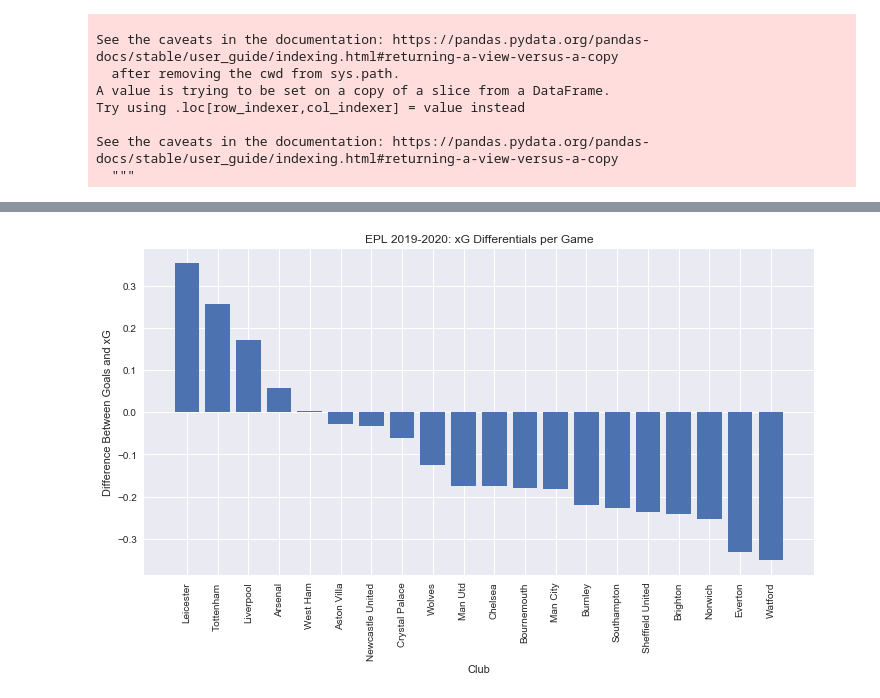
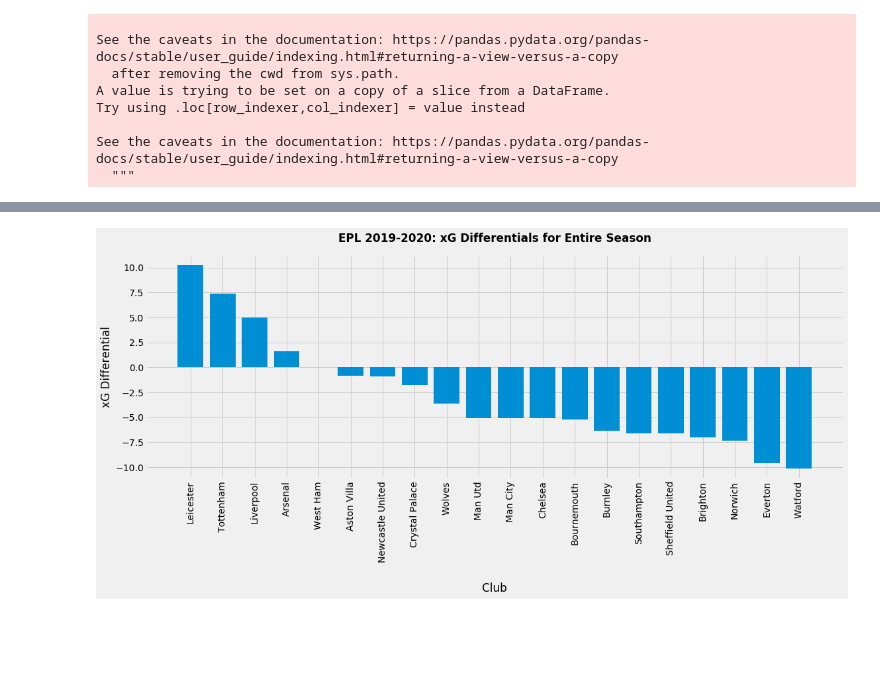
Before and after one commit to troypramsey/WebViz_EPL2019Analysis, a Jupyter notebook: WebVisualizations/resources/data_analysis.ipynb, the cells around one changed output, grey strips where cells are left out. Cells and saved outputs as stored; diff of their text form; code cells hidden in the pictures; blank space fills up the shorter version.

```diff
--- a/WebVisualizations/resources/data_analysis.ipynb
+++ b/WebVisualizations/resources/data_analysis.ipynb
@@ -2,11 +2,11 @@
 import pandas as pd
 from matplotlib import pyplot as plt
 from scipy.stats import linregress
-plt.style.use('seaborn')
+plt.style.use('fivethirtyeight')
 # %%
 results = pd.read_csv('epl2020.csv')
 # %%
-results_df = results[['teamId', 'h_a', 'xG', 'npxG', 'xGA', 'scored', 'missed', 'result', 'xpts', 'pts', 'ppda_cal']]
+results_df = results[['teamId', 'xG', 'npxG', 'xGA', 'scored', 'missed', 'xpts', 'pts']]
 results_df['xG_diff'] = results['scored'] - results['xG']
 results_df['npxG_diff'] = results['scored'] - results['npxG']
 results_df['xGA_diff'] = results['missed'] - results['xGA']
@@ -18,7 +18,6 @@ goals = results_df['scored']
 goals_against = results_df['missed']
 expected_points = results_df['xpts']
 points = results_df['pts']
-pressures = results_df['ppda_cal']
 xG_diff = results_df['xG_diff']
 xP_diff = results_df['xP_diff']
 # %% [output]
@@ -84,12 +64,19 @@ plt.show()
 result_groups = results_df.groupby('teamId')
 xG_plot_df = pd.DataFrame(result_groups.mean().sort_values('xG_diff', ascending=False)).reset_index()
 # %%
-plt.figure(figsize=(12,6))
-plt.bar(xG_plot_df['teamId'], xG_plot_df['xG_diff'])
+total_xG_diff = pd.DataFrame(result_groups.sum().sort_values('xG_diff', ascending=False)).reset_index()
+
+plt.figure(figsize=(16,8))
+plt.bar(total_xG_diff['teamId'], total_xG_diff['xG_diff'])
 plt.xticks(rotation=90)
-plt.title('EPL 2019-2020: xG Differentials per Game')
-plt.xlabel('Club')
-plt.ylabel('Difference Between Goals and xG')
+plt.title('EPL 2019-2020: xG Differentials for Entire Season', fontweight='bold', fontsize='large', pad=20)
+plt.xlabel('Club', labelpad=30, fontsize='large')
+plt.ylabel('xG Differential', fontsize='large')
+plt.tight_layout()
+
+path = f'../visualizations/xg_diff_bar.png'
+plt.savefig(path, format='png', facecolor='#ebecf1')
+
 plt.show()
 # %% [output]
-[figure, old version]
+[figure, new version]
```
Also changed, not shown: parts of 8 cells of this notebook, 12 other files.
